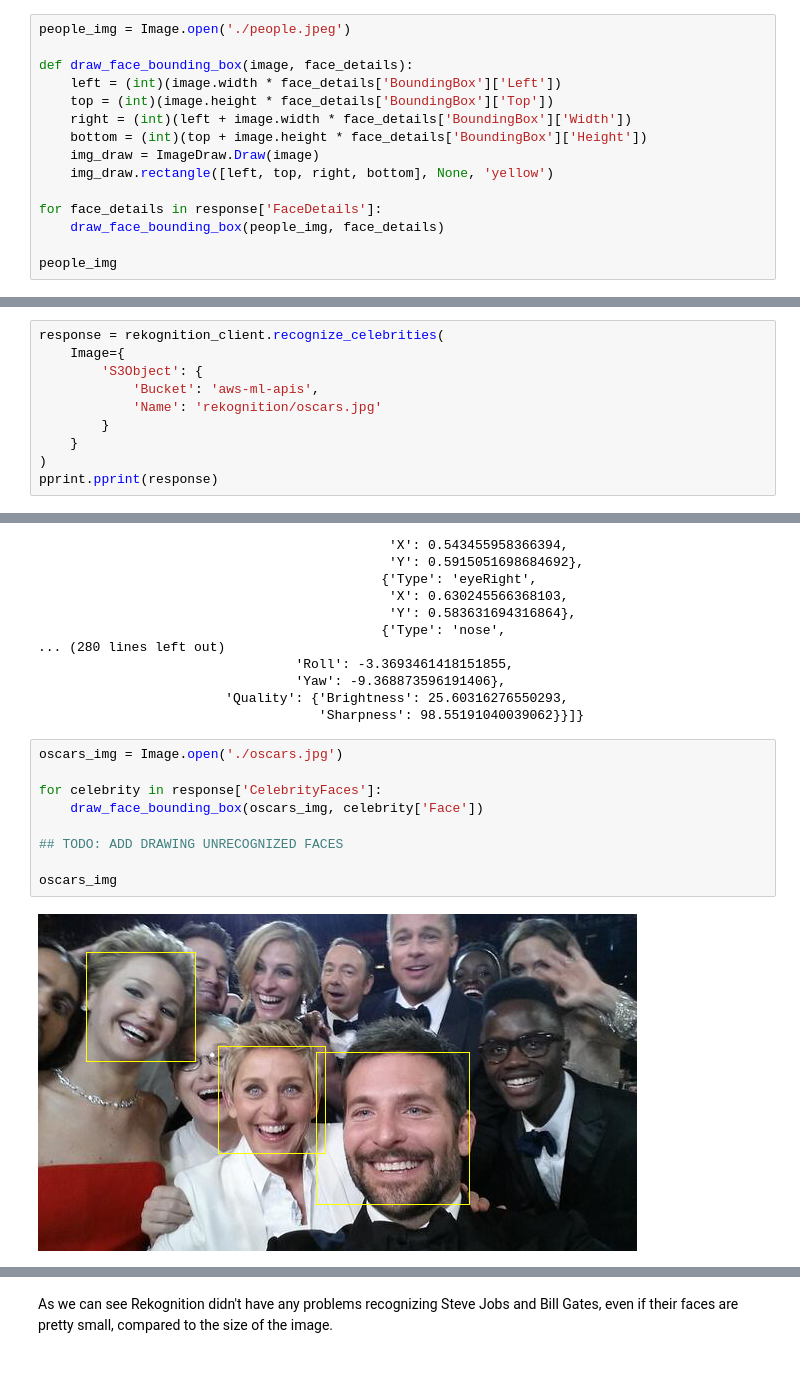
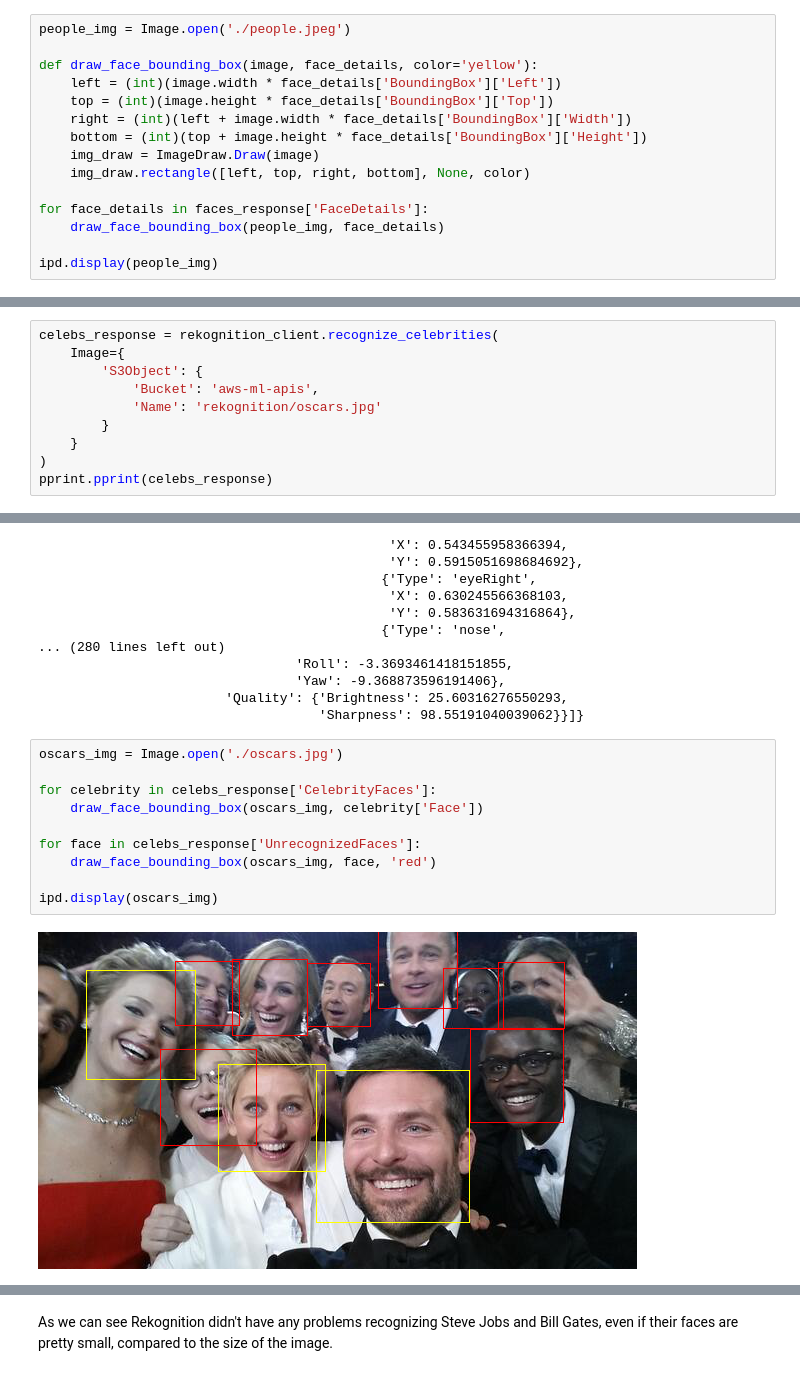
Before and after one commit to pgrzesik/aws-ml-apis, a Jupyter notebook: rekognition/rekognition_example.ipynb, the cells around one changed output, grey strips where cells are left out. Drawn from its saved outputs; the diff is of its cells as text.

```diff
--- a/rekognition/rekognition_example.ipynb
+++ b/rekognition/rekognition_example.ipynb
@@ -131,18 +135,18 @@ from PIL import Image, ImageDraw
 # %%
 people_img = Image.open('./people.jpeg')
 
-def draw_face_bounding_box(image, face_details):
+def draw_face_bounding_box(image, face_details, color='yellow'):
     left = (int)(image.width * face_details['BoundingBox']['Left'])
     top = (int)(image.height * face_details['BoundingBox']['Top'])
     right = (int)(left + image.width * face_details['BoundingBox']['Width'])
     bottom = (int)(top + image.height * face_details['BoundingBox']['Height'])
     img_draw = ImageDraw.Draw(image)
-    img_draw.rectangle([left, top, right, bottom], None, 'yellow')
+    img_draw.rectangle([left, top, right, bottom], None, color)
 
-for face_details in response['FaceDetails']:
+for face_details in faces_response['FaceDetails']:
     draw_face_bounding_box(people_img, face_details)
 
-people_img
+ipd.display(people_img)
 # %% [output]
 [figure]
 # %% [markdown]
@@ -156,5 +162,5 @@ Rekognition is also able to recognize celebrities on provided images. In our exa
 # %%
-response = rekognition_client.recognize_celebrities(
+celebs_response = rekognition_client.recognize_celebrities(
     Image={
         'S3Object': {
             'Bucket': 'aws-ml-apis',
@@ -162,7 +168,7 @@ response = rekognition_client.recognize_celebrities(
         }
     }
 )
-pprint.pprint(response)
+pprint.pprint(celebs_response)
 # %% [output]
 {'CelebrityFaces': [{'Face': {'BoundingBox': {'Height': 0.4540059268474579,
                                               'Left': 0.46410685777664185,
@@ -184,14 +190,15 @@ pprint.pprint(response)
 # %%
 oscars_img = Image.open('./oscars.jpg')
 
-for celebrity in response['CelebrityFaces']:
+for celebrity in celebs_response['CelebrityFaces']:
     draw_face_bounding_box(oscars_img, celebrity['Face'])
 
-## TODO: ADD DRAWING UNRECOGNIZED FACES
+for face in celebs_response['UnrecognizedFaces']:
+    draw_face_bounding_box(oscars_img, face, 'red')
 
-oscars_img
+ipd.display(oscars_img)
 # %% [output]
-[figure, old version]
+[figure, new version]
 # %% [markdown]
 It only detected three celebrities, however more faces were detected but unrecognized, as we can see it `UnrecognizedFaces` part of the response.
 
```
Also changed, not shown: parts of 18 cells of this notebook, 3 other files.
